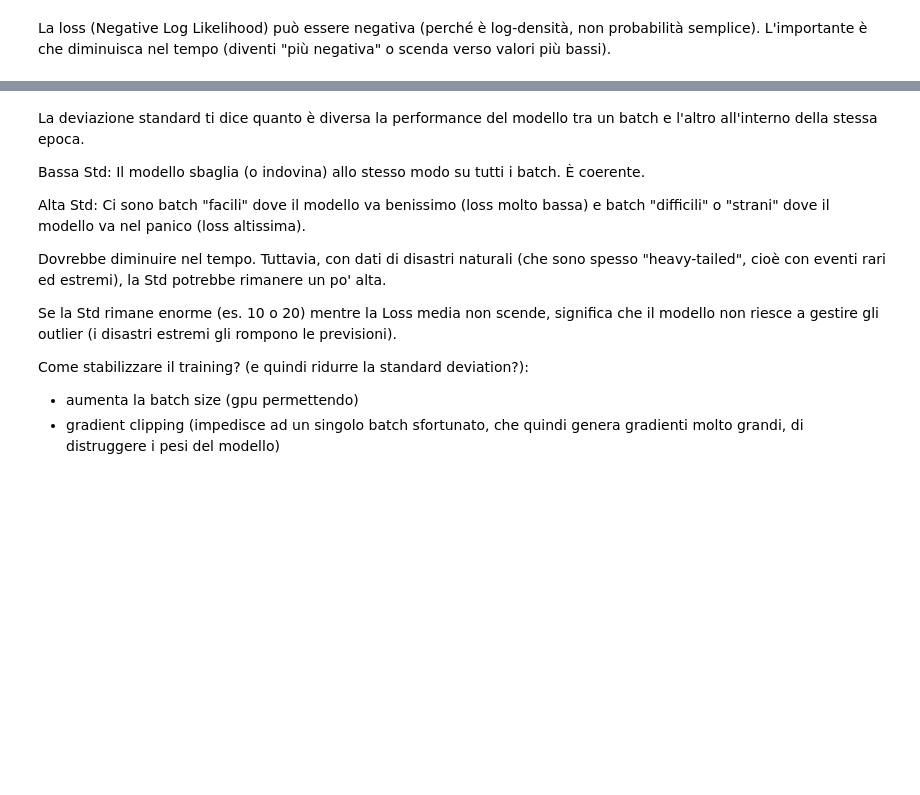
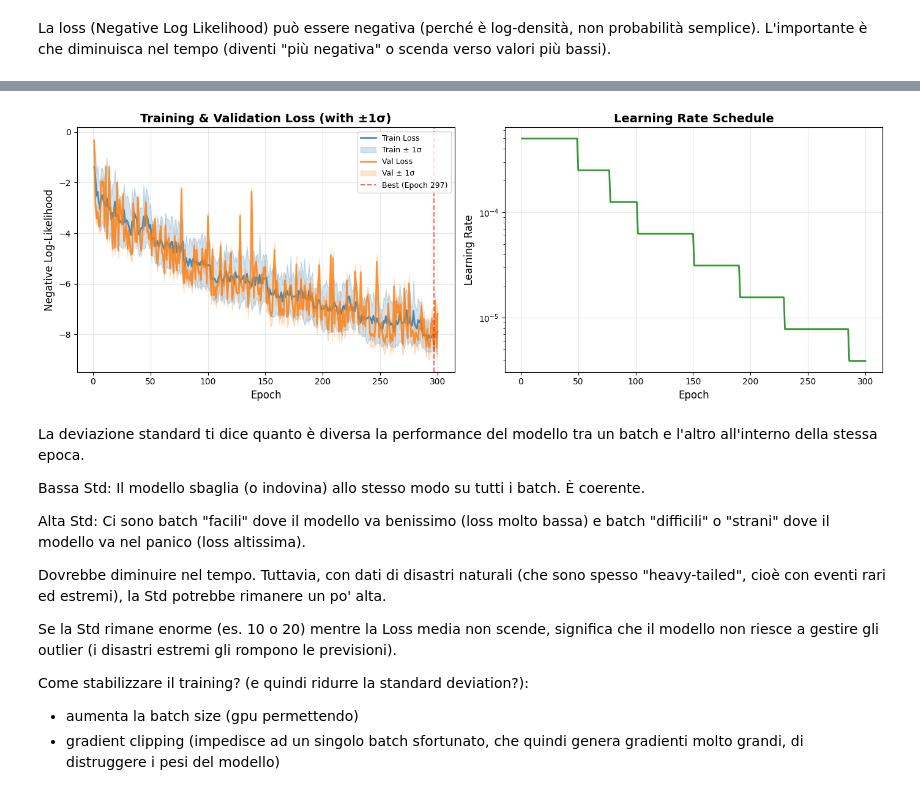
Before and after one commit to mattialodi0/progA3I, a Jupyter notebook: NSF.ipynb, the cells around one changed output, grey strips where cells are left out. Saved outputs shown, nothing was run; the diff lists cells and outputs as text; code cells hidden in the pictures; blank space fills up the shorter version.

```diff
--- a/NSF.ipynb
+++ b/NSF.ipynb
@@ -142,3 +130,8 @@ test_loader = torch.utils.data.DataLoader(test_dataset, batch_size=batch_size, s
+# %%
+# Prepare the data
+train_loader = to_loader(X_train, y_train, batch_size=batch_size, shuffle=True)
+val_loader = to_loader(X_val, y_val, batch_size=batch_size)
+test_loader = to_loader(X_test, y_test, batch_size=batch_size)
 # %%
 # Setup optimizer
-optimizer = torch.optim.Adam(flow.parameters(), lr=lr)
+optimizer = torch.optim.AdamW(flow.parameters(), lr=lr, weight_decay=1e-4)
@@ -190,3 +262,55 @@ Epoch   [50/50] Train Loss: -5.2426     ± 4.18851900100708
+# %%
+fig, axes = plt.subplots(1, 2, figsize=(14, 5))
+
+epochs_range = np.arange(1, len(train_losses) + 1)
+train_losses_arr = np.array(train_losses)
+train_stds_arr = np.array(std_train_losses)
+val_losses_arr = np.array(val_losses)
+val_stds_arr = np.array(std_val_losses)
+
+# Plot 1: Train vs Validation Loss con bande di confidenza
+ax1 = axes[0]
+
+# Training loss con banda ± 1 std
+ax1.plot(epochs_range, train_losses_arr, label='Train Loss',
+         linewidth=2, alpha=0.8, color='#1f77b4')
+ax1.fill_between(epochs_range,
+                  train_losses_arr - train_stds_arr,
+                  train_losses_arr + train_stds_arr,
+                  alpha=0.2, color='#1f77b4', label='Train ± 1σ')
+
+# Validation loss con banda ± 1 std
+ax1.plot(epochs_range, val_losses_arr, label='Val Loss',
+         linewidth=2, alpha=0.8, color='#ff7f0e')
+ax1.fill_between(epochs_range,
+                  val_losses_arr - val_stds_arr,
+                  val_losses_arr + val_stds_arr,
+                  alpha=0.2, color='#ff7f0e', label='Val ± 1σ')
+
+# Linea del miglior modello
+ax1.axvline(x=checkpoint['epoch']+1, color='red', linestyle='--',
+            alpha=0.6, linewidth=1.5, label=f'Best (Epoch {checkpoint["epoch"]+1})')
+
+ax1.set_xlabel('Epoch', fontsize=12)
+ax1.set_ylabel('Negative Log-Likelihood', fontsize=12)
+ax1.set_title('Training & Validation Loss (with ±1σ)', fontsize=14, fontweight='bold')
+ax1.legend(fontsize=9, loc='upper right')
+ax1.grid(True, alpha=0.3)
+
+# Plot 2: Learning Rate Schedule
+ax2 = axes[1]
+ax2.plot(epochs_range, learning_rates, linewidth=2, color='green', alpha=0.8)
+ax2.set_xlabel('Epoch', fontsize=12)
+ax2.set_ylabel('Learning Rate', fontsize=12)
+ax2.set_title('Learning Rate Schedule', fontsize=14, fontweight='bold')
+ax2.set_yscale('log')
+ax2.grid(True, alpha=0.3)
+
+plt.tight_layout()
+plt.savefig('training_curves.png', dpi=150, bbox_inches='tight')
+plt.show()
+# %% [output]
+[figure, added]
 # %% [markdown]
 La deviazione standard ti dice quanto è diversa la performance del modello tra un batch e l'altro all'interno della stessa epoca.
 
```
Also changed, not shown: parts of 20 cells of this notebook, 2 other files.
